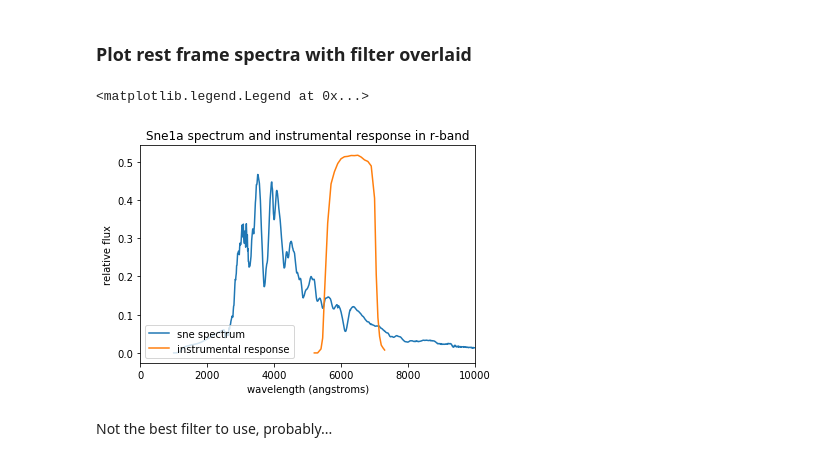
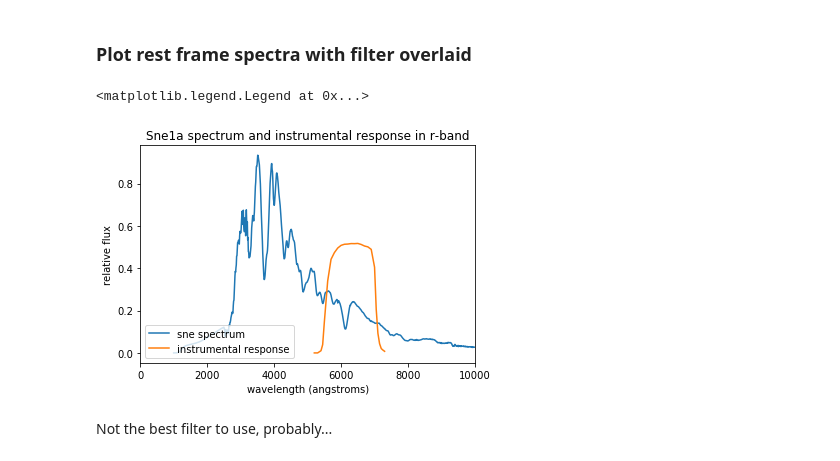
Before and after one commit to astro-britt/cosmology_ipynbs, a Jupyter notebook: cosmology_assignment3.ipynb, the cells around one changed output. Saved outputs shown, nothing was run; the diff lists cells and outputs as text; code cells hidden in the pictures.

```diff
--- a/cosmology_assignment3.ipynb
+++ b/cosmology_assignment3.ipynb
@@ -131,16 +148,17 @@ plt.title('Sne1a spectrum')
 # %% [markdown]
 ### Plot rest frame spectra with filter overlaid
 # %%
-plt.plot(sne_data[:,0], sne_data[:,1]*10**8/2, label='sne spectrum')  # is it okay to scale it like this?
+plt.plot(sne_data[:,0], sne_data[:,1]*10**8, label='sne spectrum')
+# is it okay to scale it like this? Qualitatively, it gets the idea across.
 plt.plot(sdss_data[:,0], sdss_data[:,1], label='instrumental response')
 plt.xlabel('wavelength (angstroms)')
 plt.ylabel('relative flux')
 plt.xlim((0, 10000))
 plt.title('Sne1a spectrum and instrumental response in r-band')
 plt.legend(loc='lower left')
 # %% [output]
 <matplotlib.legend.Legend at 0x...>
-[figure, old version]
+[figure, new version]
 # %% [markdown]
 Not the best filter to use, probably...
 # %% [markdown]
```
Also changed, not shown: parts of 8 cells of this notebook.
